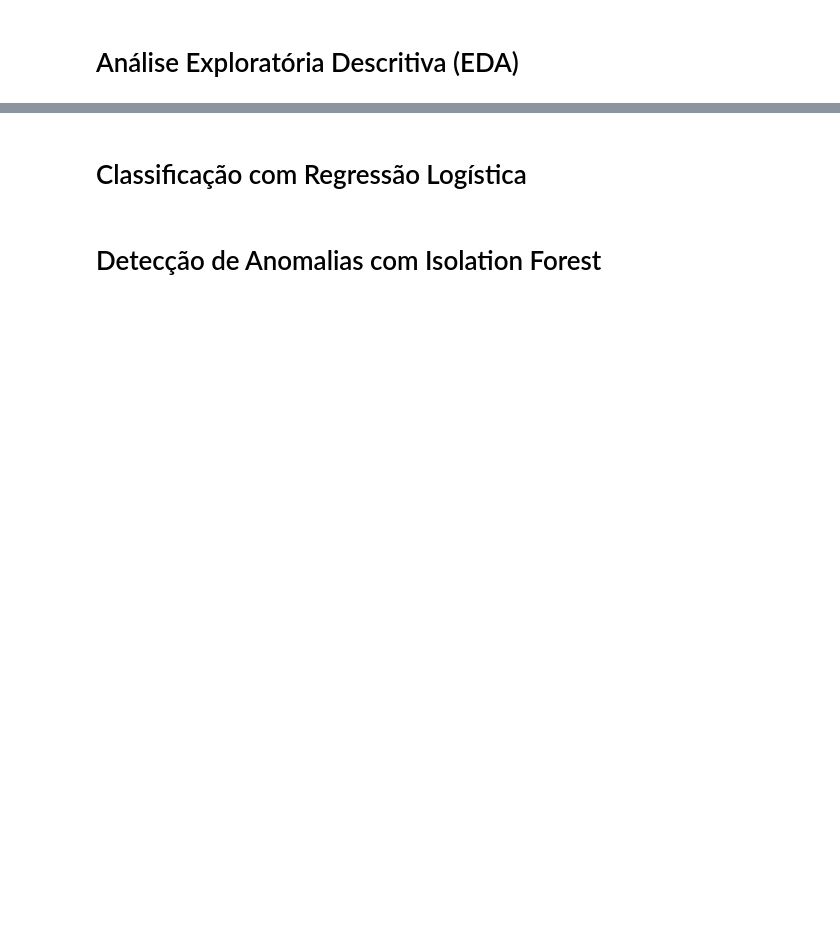
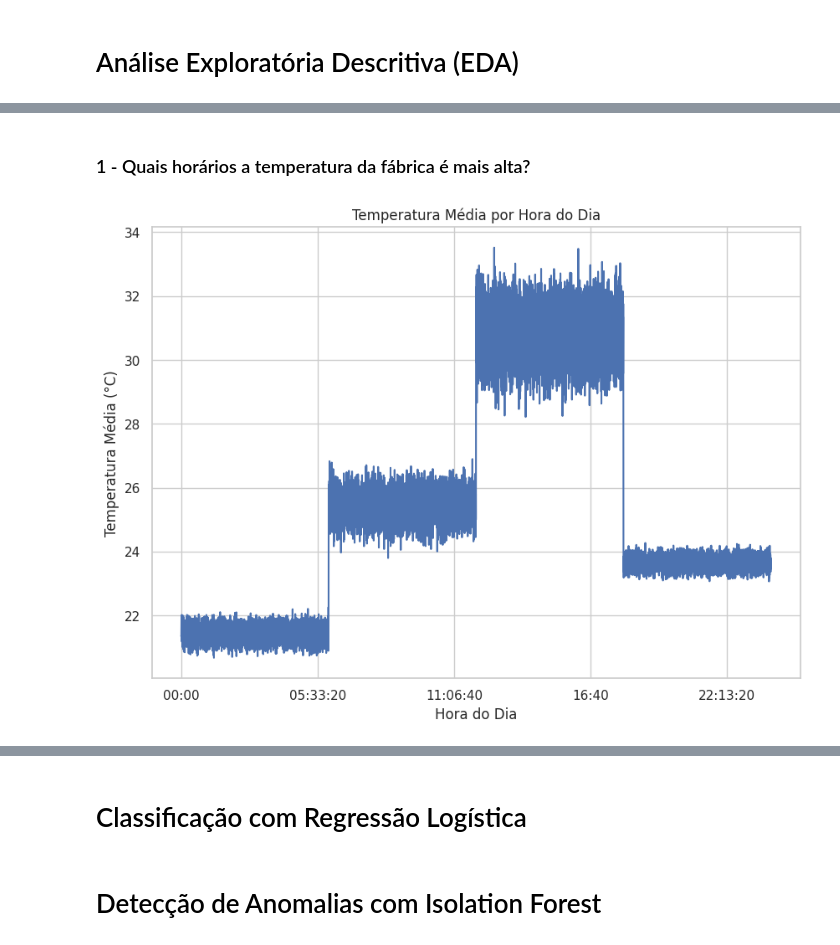
Before and after one commit to diegonogare/Workshop-AnalisePreditivaDeManutencao, a Jupyter notebook: Workshop_AnalisePreditivaDeManutencao.ipynb, the cells around one changed output, grey strips where cells are left out. Saved outputs shown, nothing was run; the diff lists cells and outputs as text; code cells hidden in the pictures; blank space fills up the shorter version.

```diff
--- a/Workshop_AnalisePreditivaDeManutencao.ipynb
+++ b/Workshop_AnalisePreditivaDeManutencao.ipynb
@@ -50,0 +121,14 @@ print(df.isnull().sum())
+# %% [markdown]
+### 1 - Quais horários a temperatura da fábrica é mais alta?
+# %%
+temperatura = df.copy()
+temperatura.drop(columns=['Timestamp', 'Dia', 'Sinais', 'Desligou'], inplace=True )
+
+temperatura.groupby('Hora')['Temperatura'].mean('Temperatura').plot(kind='line', marker='')
+plt.title('Temperatura Média por Hora do Dia')
+plt.xlabel('Hora do Dia')
+plt.ylabel('Temperatura Média (°C)')
+plt.grid(True)
+plt.show()
+# %% [output]
+[figure, added]
```
Also changed, not shown: parts of 14 cells of this notebook.
